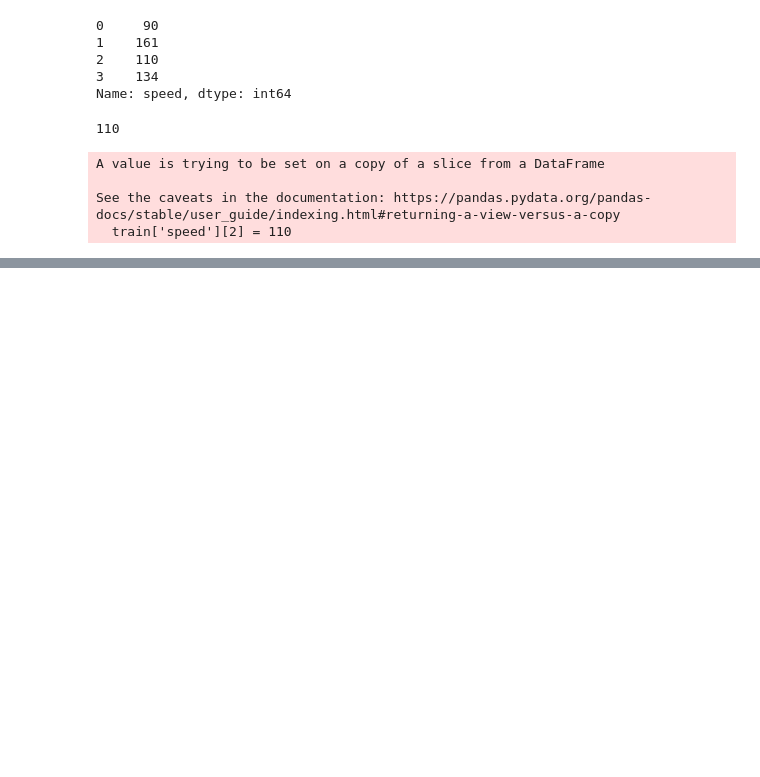
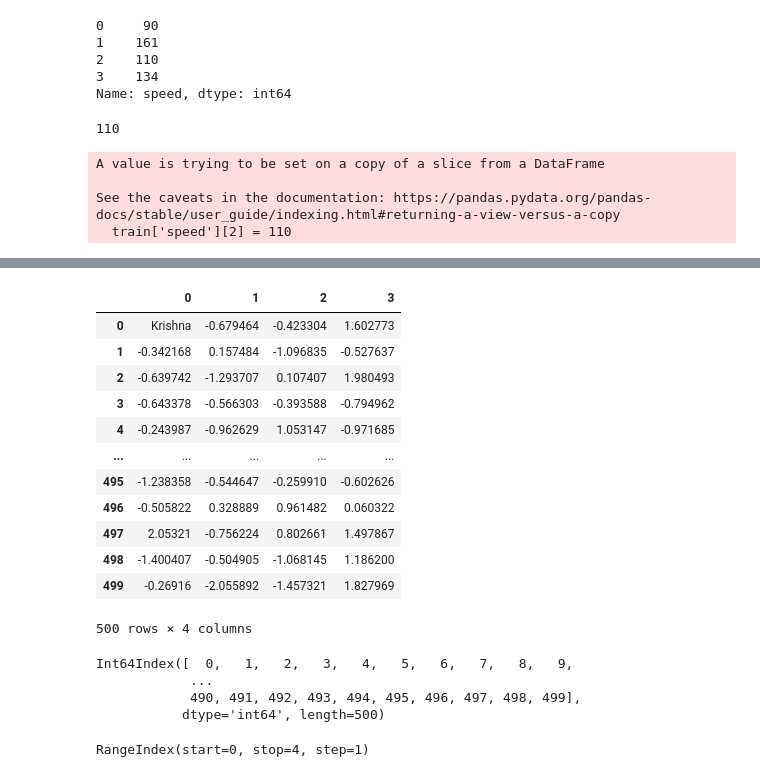
Before and after one commit to krish-alt/python, a Jupyter notebook: Untitled.ipynb, the cells around one changed output, grey strips where cells are left out. Cells and saved outputs as stored; diff of their text form; code cells hidden in the pictures; blank space fills up the shorter version.

```diff
--- a/Untitled.ipynb
+++ b/Untitled.ipynb
@@ -95,0 +175,27 @@ train
+# %%
+newdf
+# %% [output]
+|  | 0 | 1 | 2 | 3 |
+| 0 | Krishna | -0.679464 | -0.423304 | 1.602773 |
+| 1 | -0.342168 | 0.157484 | -1.096835 | -0.527637 |
+| 2 | -0.639742 | -1.293707 | 0.107407 | 1.980493 |
+| 3 | -0.643378 | -0.566303 | -0.393588 | -0.794962 |
+| 4 | -0.243987 | -0.962629 | 1.053147 | -0.971685 |
+| ... | ... | ... | ... | ... |
+| 495 | -1.238358 | -0.544647 | -0.259910 | -0.602626 |
+| 496 | -0.505822 | 0.328889 | 0.961482 | 0.060322 |
+| 497 | 2.05321 | -0.756224 | 0.802661 | 1.497867 |
+| 498 | -1.400407 | -0.504905 | -1.068145 | 1.186200 |
+| 499 | -0.26916 | -2.055892 | -1.457321 | 1.827969 |
+500 rows × 4 columns
+# %%
+newdf.index
+# %% [output]
+Int64Index([  0,   1,   2,   3,   4,   5,   6,   7,   8,   9,
+            ...
+            490, 491, 492, 493, 494, 495, 496, 497, 498, 499],
+           dtype='int64', length=500)
+# %%
+newdf.columns
+# %% [output]
+RangeIndex(start=0, stop=4, step=1)
```
Also changed, not shown: parts of 43 cells of this notebook, 1 other file.
